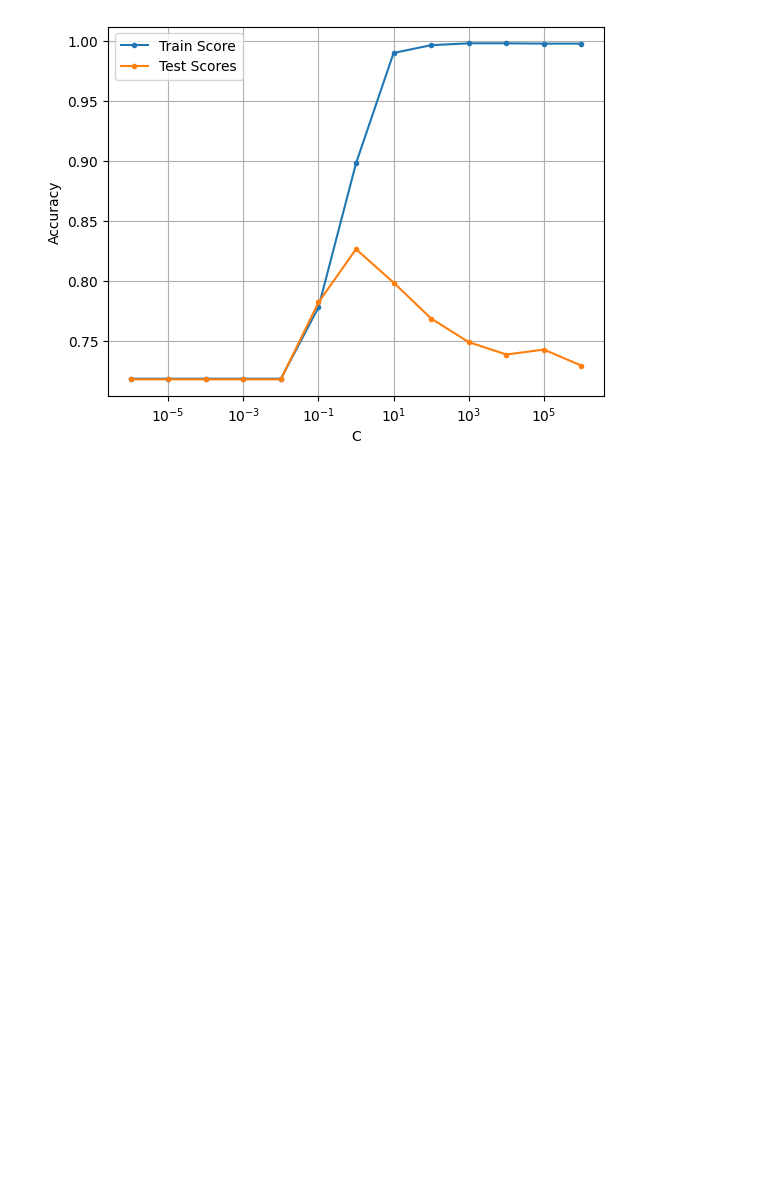
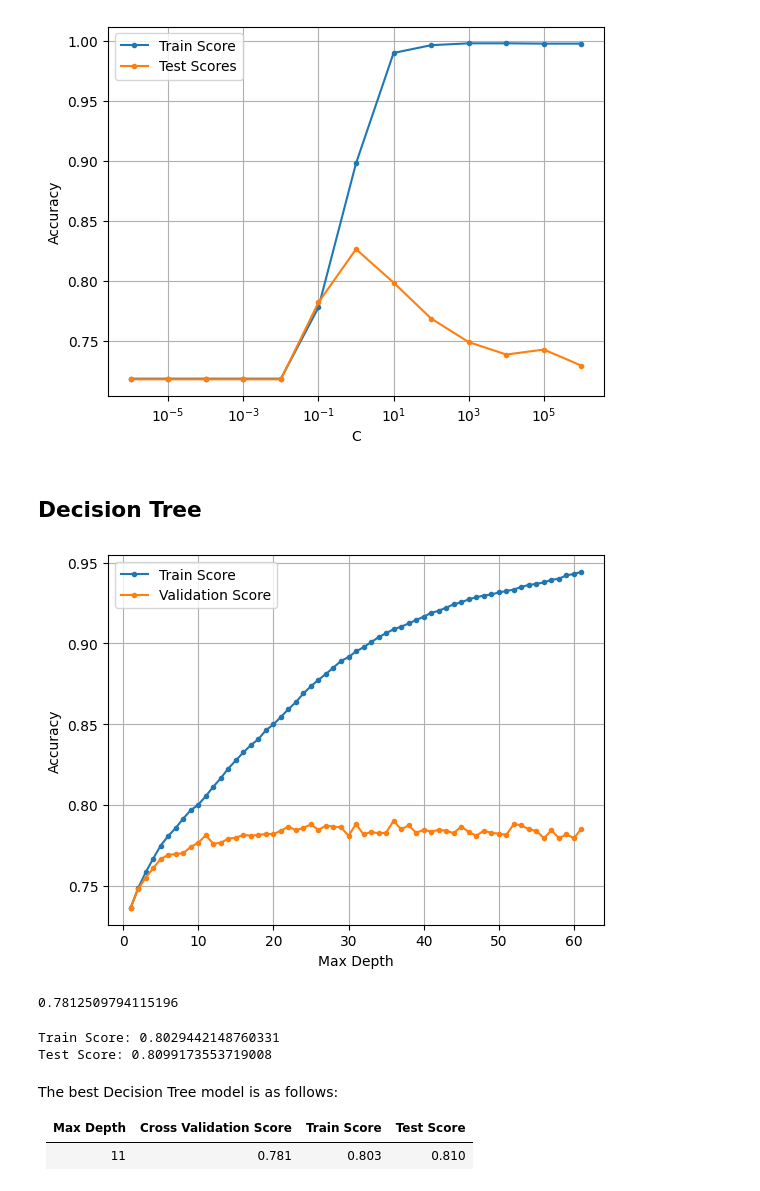
Before and after one commit to jiroamato/Stock-Trend-Prediction-With-NLP, a Jupyter notebook: notebooks/2-NLP-Preprocessing-Modelling.ipynb, the cells around one changed output. Cells and saved outputs as stored; diff of their text form; code cells hidden in the pictures; blank space fills up the shorter version.

Commit message:
Added base modes: Decision Tree, KNN and Naive Bayes models

```diff
--- a/notebooks/2-NLP-Preprocessing-Modelling.ipynb
+++ b/notebooks/2-NLP-Preprocessing-Modelling.ipynb
@@ -824,3 +827,60 @@ plt.legend()
 plt.show()
 # %% [output]
 [figure]
+# %% [markdown]
+## Decision Tree
+# %%
+# Train/Test Split
+X_remain, X_test, y_remain, y_test = train_test_split(X_bow, y, test_size=0.2, stratify=y, random_state=1)
+
+depths = list(range(1, int(np.sqrt(len(X_remain)))))
+
+cross_validation_scores_DT = []
+all_train_scores_DT = []
+
+for depth in depths:
+    DT = DecisionTreeClassifier(max_depth=depth, random_state=1)
+
+    # Train and cross validation scores
+    cv_score = np.mean(cross_validate(DT, X_remain, y_remain, cv=5, return_train_score=True)['test_score'])
+    train_score = np.mean(cross_validate(DT, X_remain, y_remain, cv=5, return_train_score=True)['train_score'])
+
+    # Append to overall list
+    cross_validation_scores_DT.append(cv_score)
+    all_train_scores_DT.append(train_score)
+# %%
+plt.figure()
+plt.plot(depths, all_train_scores_DT, label="Train Score", marker=".")
+plt.plot(depths, cross_validation_scores_DT, label="Validation Score", marker=".")
+plt.xlabel("Max Depth")
+plt.ylabel("Accuracy")
+plt.grid()
+plt.legend()
+plt.show()
+# %% [output]
+[figure, added]
+# %%
+# Cross Validation Score
+DT = DecisionTreeClassifier(max_depth=11, random_state=1)
+cross_val_score = np.mean(cross_validate(DT, X_remain, y_remain, cv=5)['test_score'])
+cross_val_score
+# %% [output]
+0.7812509794115196
+# %%
+DT = DecisionTreeClassifier(max_depth=11, random_state=1)
+DT.fit(X_remain, y_remain)
+
+# Scores
+DT_train_score = DT.score(X_remain, y_remain)
+DT_test_score = DT.score(X_test, y_test)
+
+print(f'Train Score: {DT_train_score} \nTest Score: {DT_test_score}')
+# %% [output]
+Train Score: 0.8029442148760331
+Test Score: 0.8099173553719008
+# %% [markdown]
+The best Decision Tree model is as follows:
+
+| Max Depth | Cross Validation Score    | Train Score    | Test Score    |
+|-------|--------------------------------------------|-------|-------|
+| 11   | 0.781 | 0.803  | 0.810   |
```
Also changed, not shown: parts of 12 cells of this notebook.
